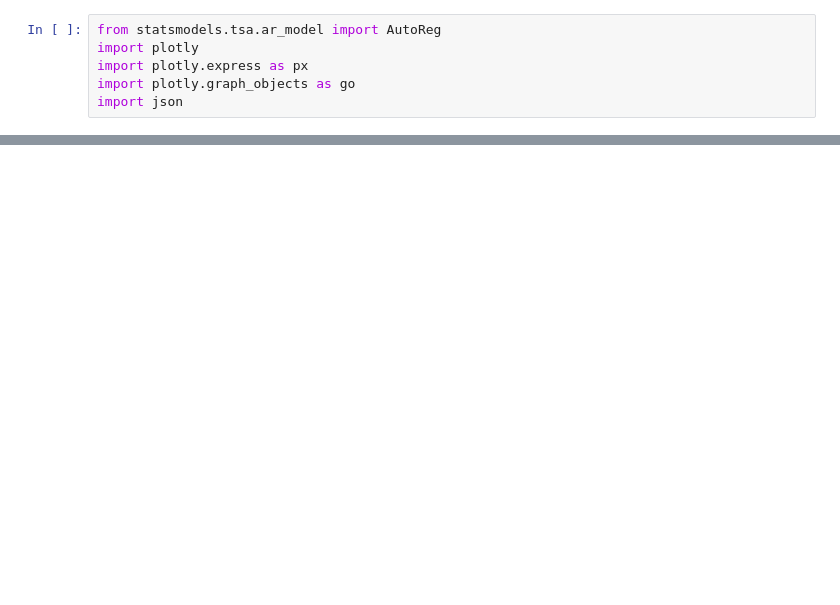
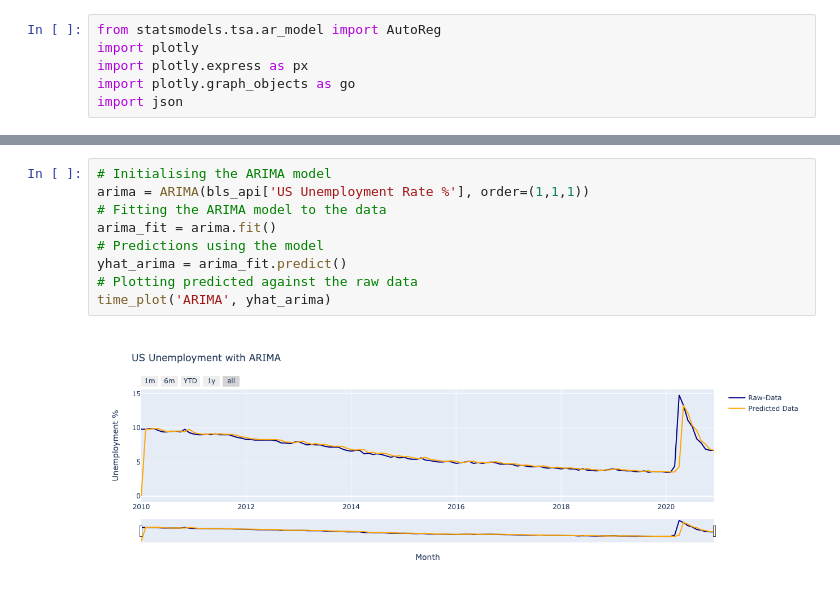
Before and after one commit to plaskas/Classical-Time-Series-Modelling, a Jupyter notebook: Classical Time Series Modelling Methods.ipynb, the cells around one changed output, grey strips where cells are left out. Drawn from its saved outputs; the diff is of its cells as text; blank space fills up the shorter version.

```diff
--- a/Classical Time Series Modelling Methods.ipynb
+++ b/Classical Time Series Modelling Methods.ipynb
@@ -100,0 +179,11 @@ fig.show()
+# %%
+# Initialising the ARIMA model
+arima = ARIMA(bls_api['US Unemployment Rate %'], order=(1,1,1))
+# Fitting the ARIMA model to the data
+arima_fit = arima.fit()
+# Predictions using the model
+yhat_arima = arima_fit.predict()
+# Plotting predicted against the raw data
+time_plot('ARIMA', yhat_arima)
+# %% [output]
+[figure, added]
```
Also changed, not shown: parts of 17 cells of this notebook.
